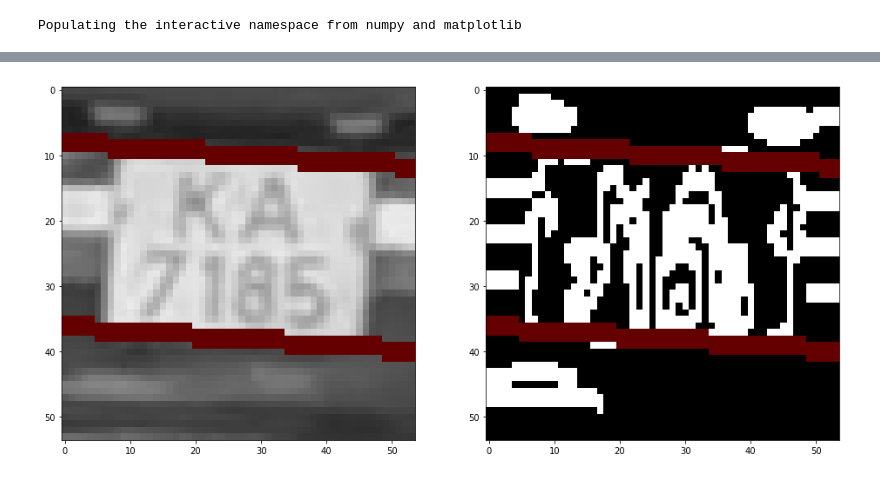
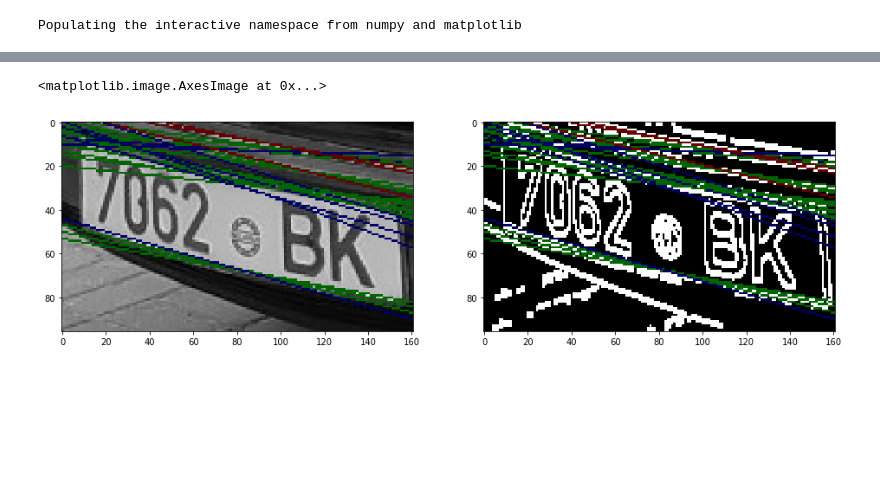
Before and after one commit to ddaletski/Lpr-experiments, a Jupyter notebook: borders.ipynb, the cells around one changed output, grey strips where cells are left out. Cells and saved outputs as stored; diff of their text form; code cells hidden in the pictures; blank space fills up the shorter version.

```diff
--- a/borders.ipynb
+++ b/borders.ipynb
@@ -13,0 +7,6 @@ plt.imshow(img, cmap='gray')
+# %%
+plates_dir = "data/borders/"
+plate_file = os.path.join(plates_dir, os.listdir(plates_dir)[4])
+img = cv2.imread(plate_file, cv2.IMREAD_GRAYSCALE)
+
+plt.imshow(img, cmap='gray')
@@ -14,5 +16,5 @@ plt.imshow(img, cmap='gray')
 # %%
-edges = cv2.Canny(img, 150, 200)
+edges = cv2.Canny(img, 150, 220)
 edgesHor = cv2.dilate(edges, cv2.getStructuringElement(cv2.MORPH_RECT, (1, 3)))
 edgesVer = cv2.dilate(edges, cv2.getStructuringElement(cv2.MORPH_RECT, (3, 1)))
 
@@ -27,21 +29,63 @@ ax[2].imshow(edgesVer, cmap='gray')
-# %%
-height, width = edges.shape
 # %%
-houghHor = cv2.HoughLines(edges, 1, np.pi/90, width//2)
+houghHor = cv2.HoughLines(edgesHor, 1, np.pi/90, width//2)
+houghHor = houghHor[:len(houghHor)//4]
 
 img_copy = cv2.cvtColor(img, cv2.COLOR_GRAY2RGB)
 edges_copy = cv2.cvtColor(edgesHor, cv2.COLOR_GRAY2RGB)
 
-for rho, theta in houghHor[:4, 0]:
+def bounded(val, low, high):
+
+    if val < low:
+        return low
+    elif val > high:
+        return high
+    else:
+        return val
+
+height, width = edgesHor.shape
+h = height - 1
+w = width - 1
+lines = []
+
+for i, (rho, theta) in enumerate(houghHor[:, 0]):
     sin = np.sin(theta)
     cos = np.cos(theta)
+    tan = np.tan(theta)
     y0 = rho * sin
     x0 = rho * cos
-    x1, y1 = (x0 + 1000 * sin, y0 -1000 * cos)
-    x2, y2 = (x0 -1000 * sin, y0 + 1000 * cos)
-    cv2.line(img_copy, (int(x1), int(y1)), (int(x2), int(y2)), (100, 0, 0), 2)
-    cv2.line(edges_copy, (int(x1), int(y1)), (int(x2), int(y2)), (100, 0, 0), 2)
+    skew = x0*y1 > 0
 
+
+    x1 = bounded(rho/cos, 0, w)
+    y1 = bounded(rho/sin, 0, h)
+
+    x2 = bounded(x0 + (y0-h)*tan, 0, w)
+    y2 = bounded(y0 + (x0-w)/tan, 0, h)
+    if skew and y2 < y1:
+        x1, x2 = x2, x1
+    if not skew and y2 > y2:
+        x1, x2 = x2, x1
+
+    length = np.sqrt((y1-y2)**2 + (x1-x2)**2)
+    line = [(int(x1), int(y1)), (int(x2), int(y2))]
+
+    if i == 0:
+        etalon_len = length
+        etalon_angle = theta
+
+    if 2 * np.abs(etalon_angle - theta) / np.abs(etalon_angle + theta) > 0.05:
+        color = (0, 0, 100)
+    elif 2 * np.abs(length - etalon_len) / (length + etalon_len) > 0.1:
+        color = (100, 0, 0)
+    else:
+        color = (0, 100, 0)
+        print(line)
+        lines.append(line)
+
+    cv2.line(img_copy, *line, color, 1)
+    cv2.line(edges_copy, *line, color, 1)
+
+lines = np.array(lines)
 Fig, (ax1, ax2) = plt.subplots(1, 2, figsize=(16, 8))
 ax1.imshow(img_copy)
 ax2.imshow(edges_copy)
@@ -50 +109,2 @@ ax2.imshow(edges_copy)
+<matplotlib.image.AxesImage at 0x...>
-[figure, old version]
+[figure, new version]
```
Also changed, not shown: parts of 8 cells of this notebook, 13 other files.
